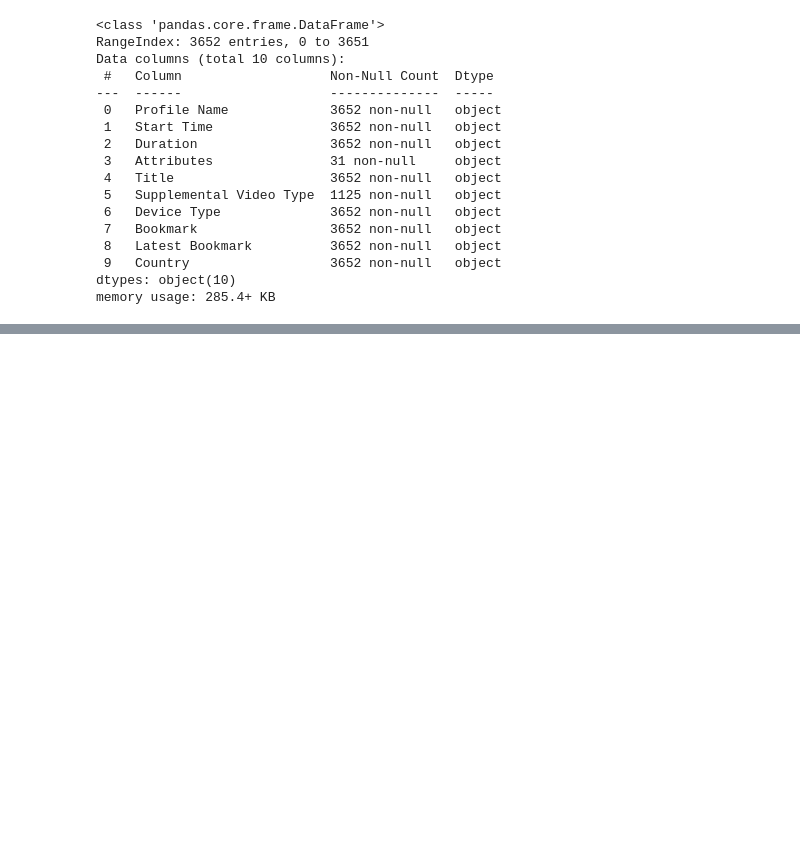
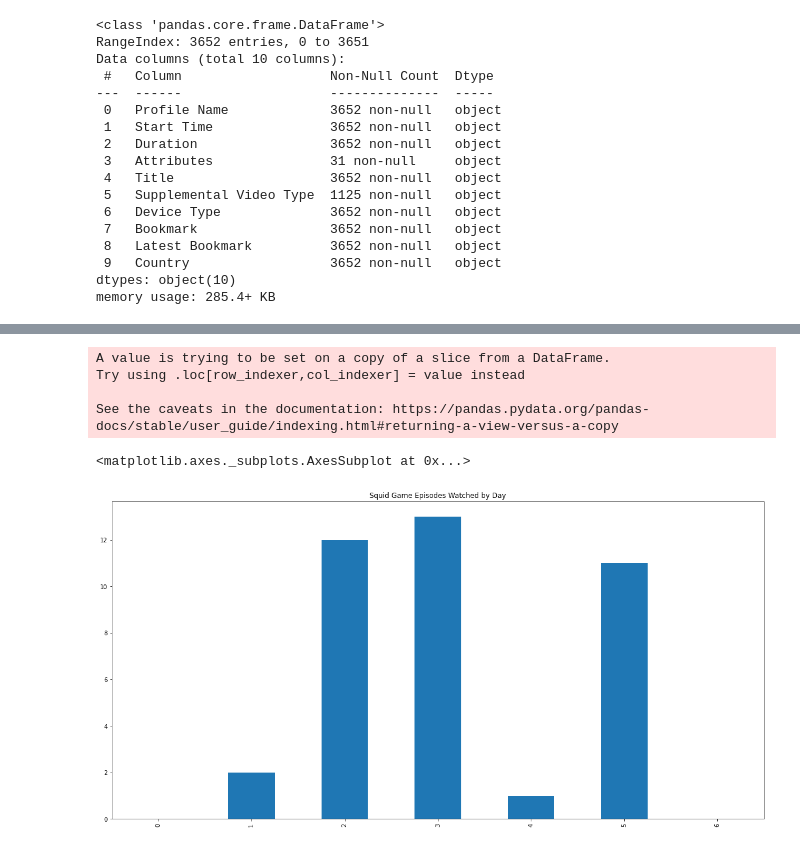
Before and after one commit to gigikenneth/netflix, a Jupyter notebook: netflix2.ipynb, the cells around one changed output, grey strips where cells are left out. Cells and saved outputs as stored; diff of their text form; code cells hidden in the pictures; blank space fills up the shorter version.

```diff
--- a/netflix2.ipynb
+++ b/netflix2.ipynb
@@ -62,0 +154,3 @@ df.head()
+# %%
+squid['hour'] = squid['Start Time'].dt.hour
+#squid.head(1)
@@ -62,0 +168,18 @@ df.head()
+# %%
+#set our categorical and define the order so the days are plotted Monday-Sunday
+squid['weekday'] = pd.Categorical(squid['weekday'], categories = [0,1,2,3,4,5,6], ordered=True)
+# %% [output]
+A value is trying to be set on a copy of a slice from a DataFrame.
+Try using .loc[row_indexer,col_indexer] = value instead
+
+See the caveats in the documentation: https://pandas.pydata.org/pandas-docs/stable/user_guide/indexing.html#returning-a-view-versus-a-copy
+# %%
+squid_day_by_day = squid['weekday'].value_counts()
+# %%
+#sort the index using our categorical
+squid_day_by_day = squid_day_by_day.sort_index()
+# %%
+squid_day_by_day.plot(kind='bar', figsize=(20,10), title='Squid Game Episodes Watched by Day')
+# %% [output]
+<matplotlib.axes._subplots.AxesSubplot at 0x...>
+[figure, added]
```
Also changed, not shown: parts of 21 cells of this notebook.
